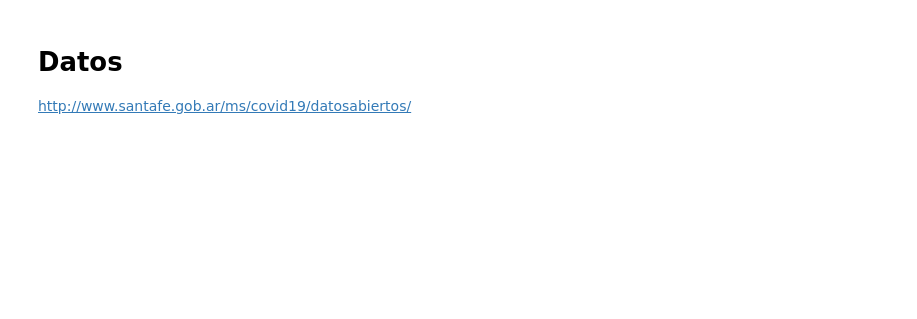
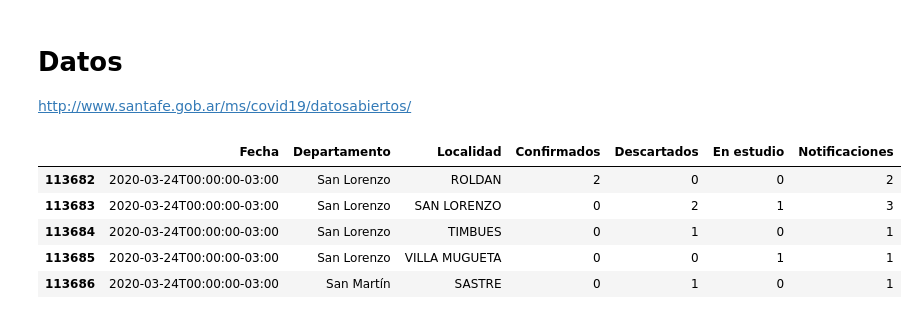
Before and after one commit to fisadev/covid_stats, a Jupyter notebook: analysis_data_stafe.ipynb, the cells around one changed output. Drawn from its saved outputs; the diff is of its cells as text; code cells hidden in the pictures; blank space fills up the shorter version.

```diff
--- a/analysis_data_stafe.ipynb
+++ b/analysis_data_stafe.ipynb
@@ -10,4 +10,14 @@ import pandas as pd
 from plotly import express as px
 
 pd.set_option('display.max_rows', 1000)
+# %%
+casos = pd.read_csv("https://metabase.santafe.gob.ar/api/public/card/c5e1ebaf-77ce-402b-97ae-06498501b342/query/csv")
+casos.tail()
+# %% [output]
+|  | Fecha | Departamento | Localidad | Confirmados | Descartados | En estudio | Notificaciones |
+| 113682 | 2020-03-24T00:00:00-03:00 | San Lorenzo | ROLDAN | 2 | 0 | 0 | 2 |
+| 113683 | 2020-03-24T00:00:00-03:00 | San Lorenzo | SAN LORENZO | 0 | 2 | 1 | 3 |
+| 113684 | 2020-03-24T00:00:00-03:00 | San Lorenzo | TIMBUES | 0 | 1 | 0 | 1 |
+| 113685 | 2020-03-24T00:00:00-03:00 | San Lorenzo | VILLA MUGUETA | 0 | 0 | 1 | 1 |
+| 113686 | 2020-03-24T00:00:00-03:00 | San Martín | SASTRE | 0 | 1 | 0 | 1 |
 # %%
```
Also changed, not shown: parts of 3 cells of this notebook.
